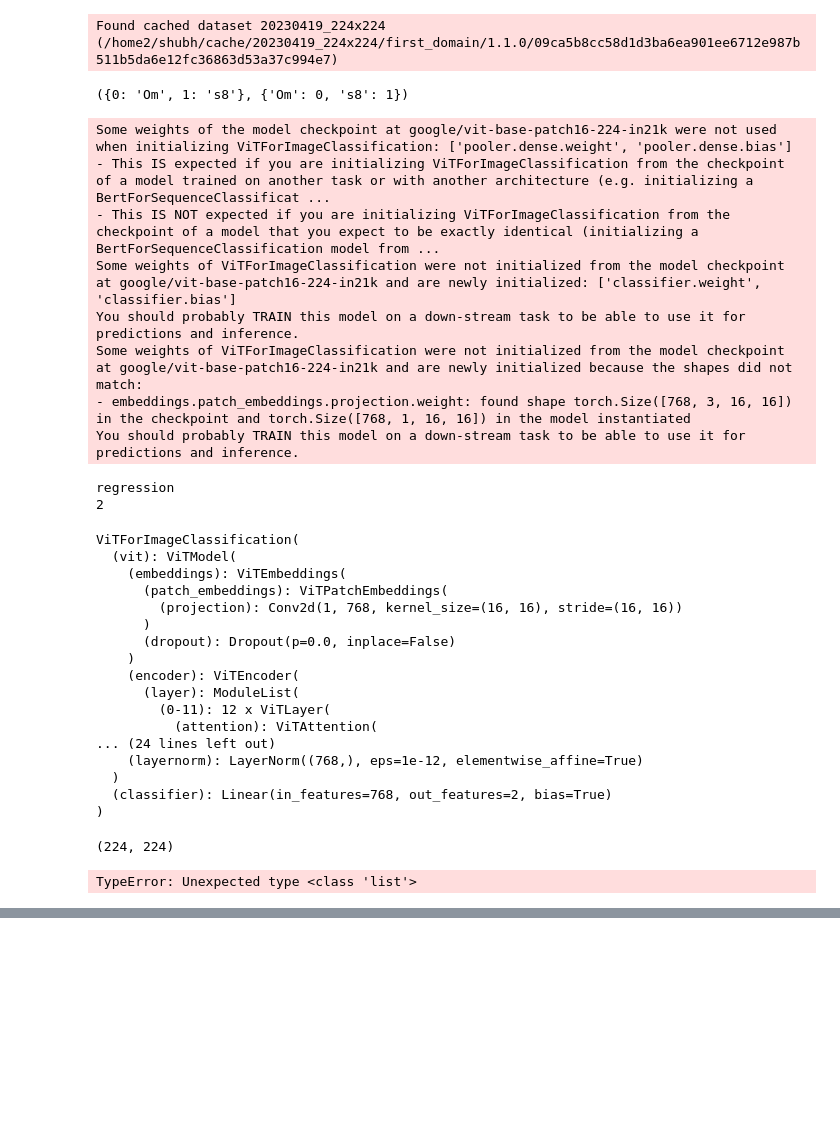
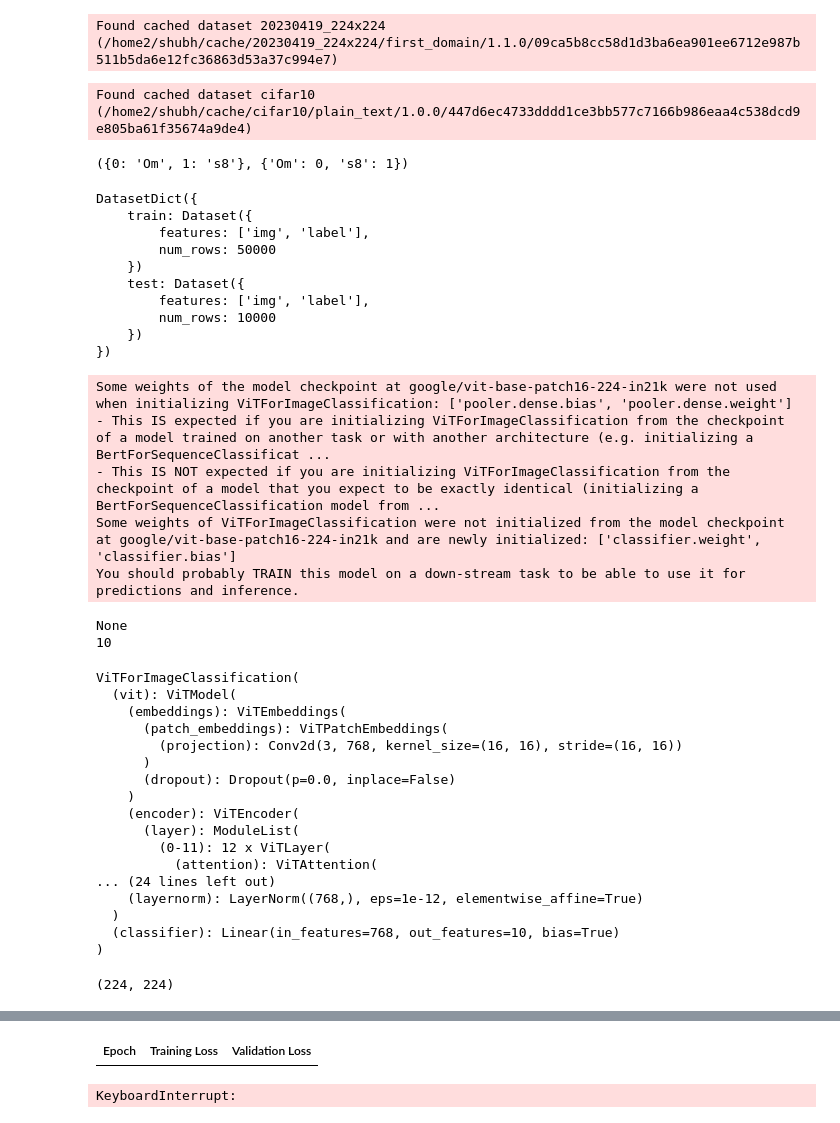
Before and after one commit to shubhagrawal30/ViT_weak_lensing, a Jupyter notebook: notebooks/attention-flow.ipynb, the cells around one changed output, grey strips where cells are left out. Drawn from its saved outputs; the diff is of its cells as text; code cells hidden in the pictures; blank space fills up the shorter version.

```diff
--- a/notebooks/attention-flow.ipynb
+++ b/notebooks/attention-flow.ipynb
@@ -3,6 +3,11 @@ from datasets import load_dataset
 data = load_dataset("../data/20230419_224x224/", cache_dir="~/cache")
 # %% [output]
 Found cached dataset 20230419_224x224 (/home2/shubh/cache/20230419_224x224/first_domain/1.1.0/09ca5b8cc58d1d3ba6ea901ee6712e987b511b5da6e12fc36863d53a37c994e7)
+# %%
+from datasets import load_dataset
+data = load_dataset("cifar10", cache_dir="~/cache")
+# %% [output]
+Found cached dataset cifar10 (/home2/shubh/cache/cifar10/plain_text/1.0.0/447d6ec4733dddd1ce3bb577c7166b986eaa4c538dcd9e805ba61f35674a9de4)
 # %%
 # id2label = {id:label for id, label in enumerate(data["train"].features) if label != "map"}
 id2label = {id:label for id, label in enumerate(["Om", "s8"])}
@@ -13,31 +24,43 @@ id2label, label2id
+# %%
+import numpy as np
+data
+# %% [output]
+DatasetDict({
+    train: Dataset({
+        features: ['img', 'label'],
+        num_rows: 50000
+    })
+    test: Dataset({
+        features: ['img', 'label'],
+        num_rows: 10000
+    })
+})
 # %%
 from transformers import AutoImageProcessor, ViTForImageClassification, ViTConfig, ViTModel
 
 checkpoint = "google/vit-base-patch16-224-in21k"
 model = ViTForImageClassification.from_pretrained(checkpoint, # num_labels=2, \
-            problem_type = "regression", id2label=id2label, label2id=label2id,
-            num_channels=1, image_size=224, patch_size=16, ignore_mismatched_sizes=True)
+            # problem_type = "regression",
+            id2label=id2label, label2id=label2id,
+            num_channels=3, image_size=224, patch_size=16, ignore_mismatched_sizes=True)
 
 print(model.config.problem_type)
 print(model.config.num_labels)
 
 model
 # %% [output]
-Some weights of the model checkpoint at google/vit-base-patch16-224-in21k were not used when initializing ViTForImageClassification: ['pooler.dense.weight', 'pooler.dense.bias']
+Some weights of the model checkpoint at google/vit-base-patch16-224-in21k were not used when initializing ViTForImageClassification: ['pooler.dense.bias', 'pooler.dense.weight']
 - This IS expected if you are initializing ViTForImageClassification from the checkpoint of a model trained on another task or with another architecture (e.g. initializing a BertForSequenceClassificat ...
 - This IS NOT expected if you are initializing ViTForImageClassification from the checkpoint of a model that you expect to be exactly identical (initializing a BertForSequenceClassification model from ...
 Some weights of ViTForImageClassification were not initialized from the model checkpoint at google/vit-base-patch16-224-in21k and are newly initialized: ['classifier.weight', 'classifier.bias']
 You should probably TRAIN this model on a down-stream task to be able to use it for predictions and inference.
-Some weights of ViTForImageClassification were not initialized from the model checkpoint at google/vit-base-patch16-224-in21k and are newly initialized because the shapes did not match:
-- embeddings.patch_embeddings.projection.weight: found shape torch.Size([768, 3, 16, 16]) in the checkpoint and torch.Size([768, 1, 16, 16]) in the model instantiated
-You should probably TRAIN this model on a down-stream task to be able to use it for predictions and inference.
-regression
-2
+None
+10
 ViTForImageClassification(
   (vit): ViTModel(
     (embeddings): ViTEmbeddings(
       (patch_embeddings): ViTPatchEmbeddings(
-        (projection): Conv2d(1, 768, kernel_size=(16, 16), stride=(16, 16))
+        (projection): Conv2d(3, 768, kernel_size=(16, 16), stride=(16, 16))
       )
       (dropout): Dropout(p=0.0, inplace=False)
     )
@@ -48,7 +71,7 @@ ViTForImageClassification(
 ... (24 lines left out)
     (layernorm): LayerNorm((768,), eps=1e-12, elementwise_affine=True)
   )
-  (classifier): Linear(in_features=768, out_features=2, bias=True)
+  (classifier): Linear(in_features=768, out_features=10, bias=True)
 )
 # %%
 import numpy as np
@@ -115,7 +137,32 @@ def collate_fn(examples):
     return {"pixel_values": pixel_values, "labels": labels}
 
 train_dataloader = DataLoader(data["train"], collate_fn=collate_fn, batch_size=4)
-# %%
-model(data["train"][0])
-# %% [output]
-TypeError: Unexpected type <class 'list'>
+# %%
+from transformers import TrainingArguments, Trainer
+
+training_args = TrainingArguments(
+    output_dir="~/cache/my_awesome_food_model",
+    remove_unused_columns=False,
+    evaluation_strategy="epoch",
+    save_strategy="epoch",
+    learning_rate=5e-5,
+    per_device_train_batch_size=16,
+    gradient_accumulation_steps=4,
+    per_device_eval_batch_size=16,
+    num_train_epochs=3,
+    warmup_ratio=0,
+    logging_steps=10,
+    load_best_model_at_end=True,
+    metric_for_best_model="accuracy",
+)
+
+trainer = Trainer(
+    model=model,
+    args=training_args,
+    data_collator=collate_fn,
+    train_dataset=data["train"],
+    eval_dataset=data["test"],
+)
+
+trainer.train()
+# %% [output]
@@ -121,0 +170,2 @@ TypeError: Unexpected type <class 'list'>
+| Epoch | Training Loss | Validation Loss |
+KeyboardInterrupt:
```
Also changed, not shown: parts of 16 cells of this notebook.
